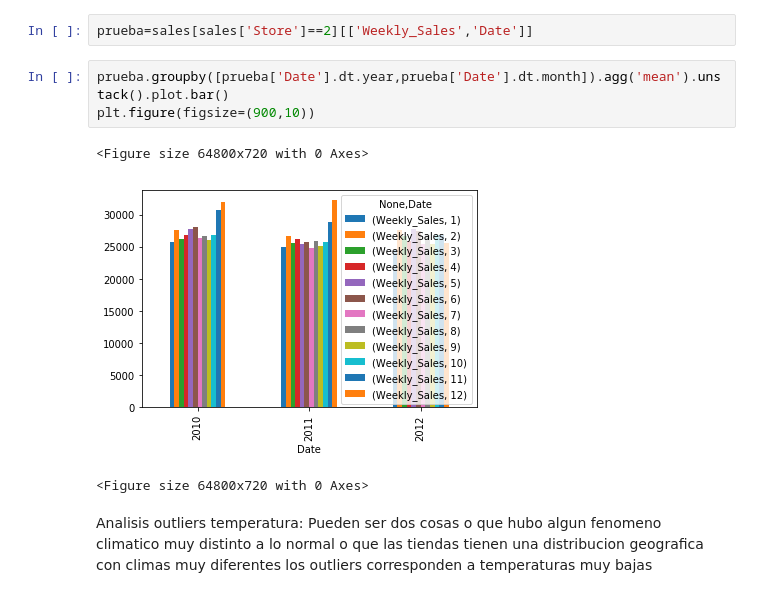
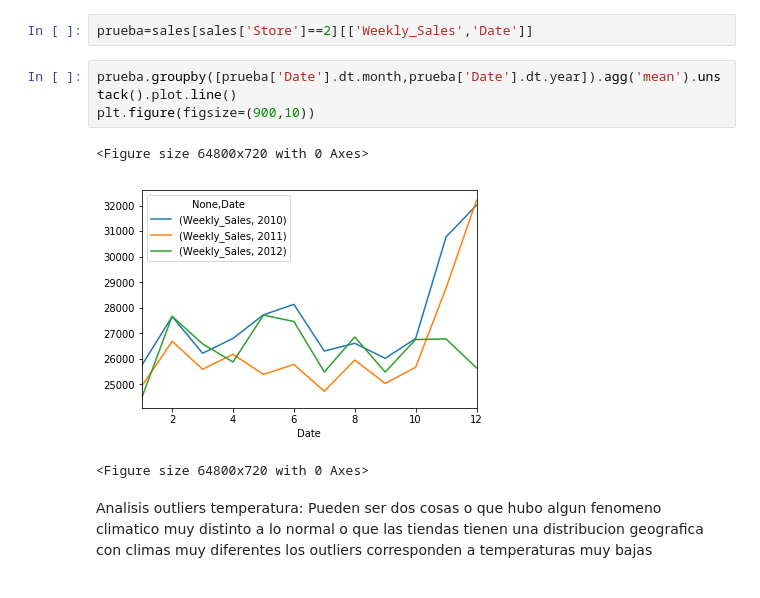
Before and after one commit to dbourdin/diplodatos-mentorias, a Jupyter notebook: analisis-y-visualizacion/retail_data_analytics.ipynb, the cells around one changed output. Saved outputs shown, nothing was run; the diff lists cells and outputs as text.

```diff
--- a/analisis-y-visualizacion/retail_data_analytics.ipynb
+++ b/analisis-y-visualizacion/retail_data_analytics.ipynb
@@ -502,11 +502,11 @@ sales['Date'] =pd.to_datetime(sales.Date)
 # %%
 prueba=sales[sales['Store']==2][['Weekly_Sales','Date']]
 # %%
-prueba.groupby([prueba['Date'].dt.year,prueba['Date'].dt.month]).agg('mean').unstack().plot.bar()
+prueba.groupby([prueba['Date'].dt.month,prueba['Date'].dt.year]).agg('mean').unstack().plot.line()
 plt.figure(figsize=(900,10))
 # %% [output]
 <Figure size 64800x720 with 0 Axes>
-[figure, old version]
+[figure, new version]
 <Figure size 64800x720 with 0 Axes>
 # %% [markdown]
 Analisis outliers temperatura:
```
Also changed, not shown: parts of 16 cells of this notebook.
